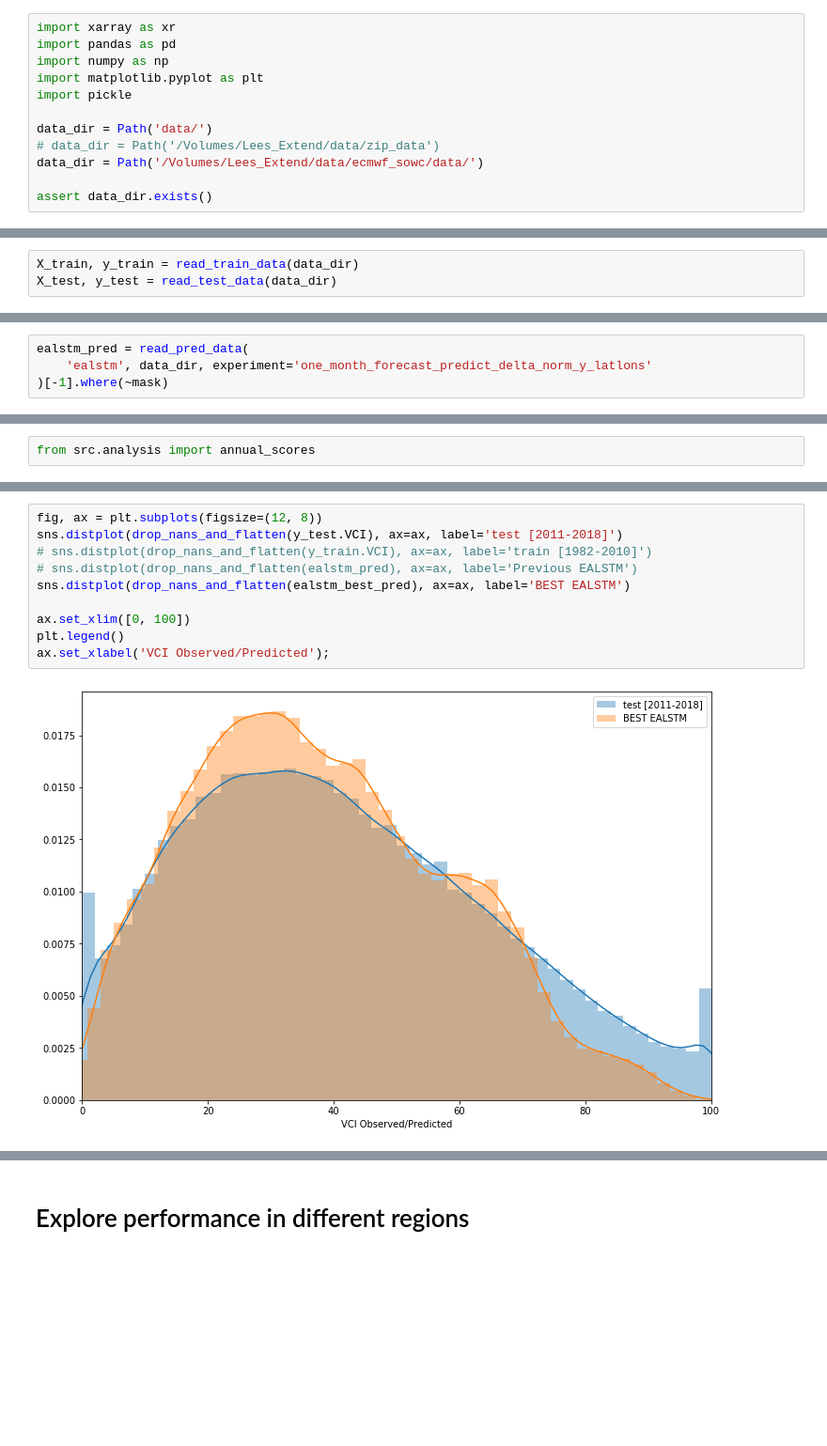
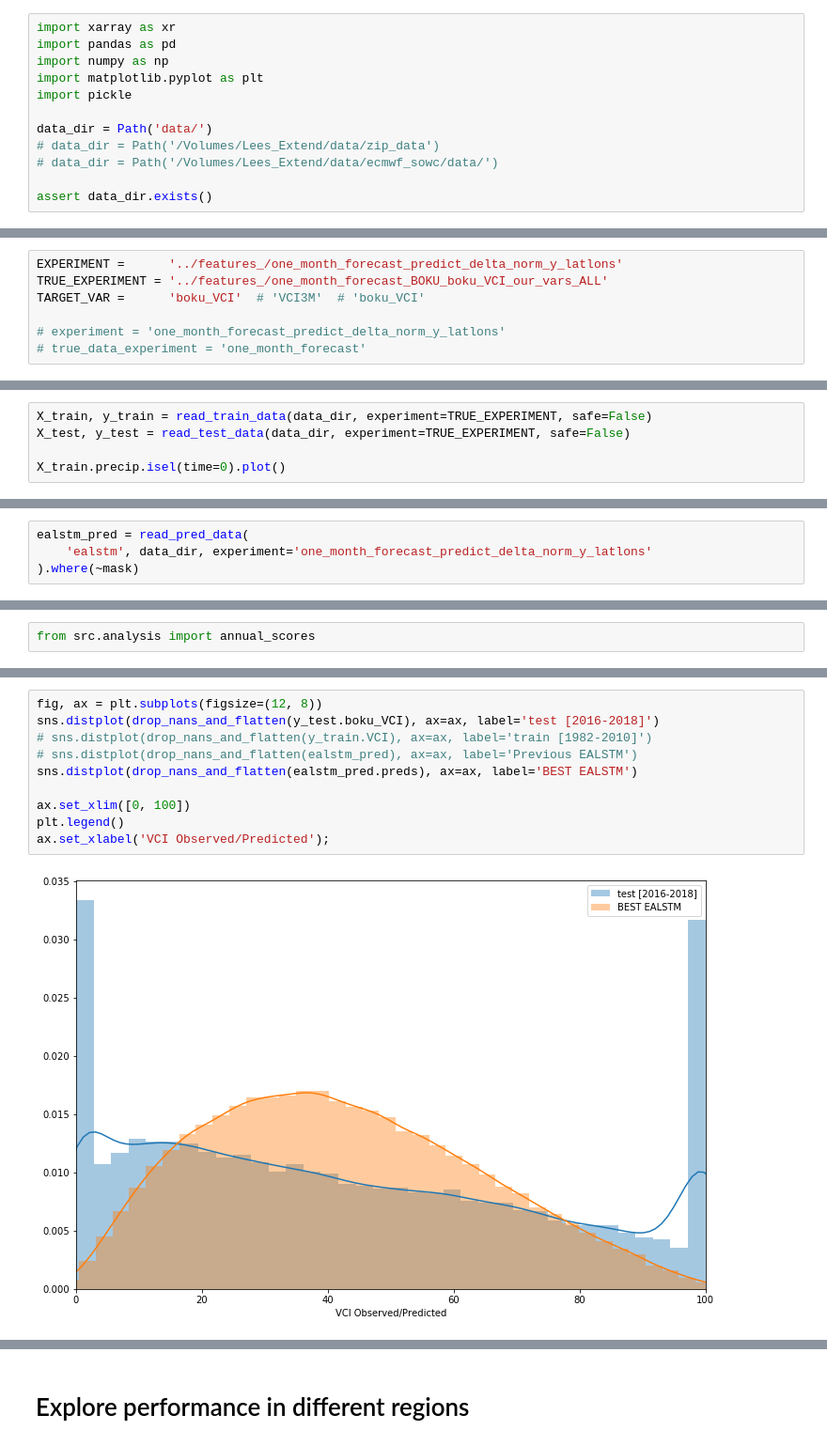
Before and after one commit to ECMWFCode4Earth/ml_drought, a Jupyter notebook: notebooks/draft/30_tl_ccai_iclr.ipynb, the cells around one changed output, grey strips where cells are left out. Shown at 94% size. Saved outputs shown, nothing was run; the diff lists cells and outputs as text; blank space fills up the shorter version.

```diff
--- a/notebooks/draft/30_tl_ccai_iclr.ipynb
+++ b/notebooks/draft/30_tl_ccai_iclr.ipynb
@@ -26,7 +26,7 @@ import pickle
 
 data_dir = Path('data/')
 # data_dir = Path('/Volumes/Lees_Extend/data/zip_data')
-data_dir = Path('/Volumes/Lees_Extend/data/ecmwf_sowc/data/')
+# data_dir = Path('/Volumes/Lees_Extend/data/ecmwf_sowc/data/')
 
 assert data_dir.exists()
 # %%
@@ -35,8 +35,17 @@ from src.utils import drop_nans_and_flatten
 
 from src.analysis import read_train_data, read_test_data, read_pred_data
 from src.utils import get_ds_mask
+# %%
+EXPERIMENT =      '../features_/one_month_forecast_predict_delta_norm_y_latlons'
+TRUE_EXPERIMENT = '../features_/one_month_forecast_BOKU_boku_VCI_our_vars_ALL'
+TARGET_VAR =      'boku_VCI'  # 'VCI3M'  # 'boku_VCI'
+
+# experiment = 'one_month_forecast_predict_delta_norm_y_latlons'
+# true_data_experiment = 'one_month_forecast'
 # %% [markdown]
 # Read in the data
 # %%
-X_train, y_train = read_train_data(data_dir)
-X_test, y_test = read_test_data(data_dir)
+X_train, y_train = read_train_data(data_dir, experiment=TRUE_EXPERIMENT, safe=False)
+X_test, y_test = read_test_data(data_dir, experiment=TRUE_EXPERIMENT, safe=False)
+
+X_train.precip.isel(time=0).plot()
@@ -71,4 +85,4 @@ mask = get_ds_mask(X_train.VCI)
 # %%
 ealstm_pred = read_pred_data(
     'ealstm', data_dir, experiment='one_month_forecast_predict_delta_norm_y_latlons'
-)[-1].where(~mask)
+).where(~mask)
@@ -138,15 +171,15 @@ ax.set_ylabel('RMSE');
 # %%
 fig, ax = plt.subplots(figsize=(12, 8))
-sns.distplot(drop_nans_and_flatten(y_test.VCI), ax=ax, label='test [2011-2018]')
+sns.distplot(drop_nans_and_flatten(y_test.boku_VCI), ax=ax, label='test [2016-2018]')
 # sns.distplot(drop_nans_and_flatten(y_train.VCI), ax=ax, label='train [1982-2010]')
 # sns.distplot(drop_nans_and_flatten(ealstm_pred), ax=ax, label='Previous EALSTM')
-sns.distplot(drop_nans_and_flatten(ealstm_best_pred), ax=ax, label='BEST EALSTM')
+sns.distplot(drop_nans_and_flatten(ealstm_pred.preds), ax=ax, label='BEST EALSTM')
 
 ax.set_xlim([0, 100])
 plt.legend()
 ax.set_xlabel('VCI Observed/Predicted');
 # %% [output]
-[figure, old version]
+[figure, new version]
 # %%
 v = ds.VCI.values
 sns.distplot(v[~np.isnan(v)])
```
Also changed, not shown: parts of 14 cells of this notebook, 2 other files.
